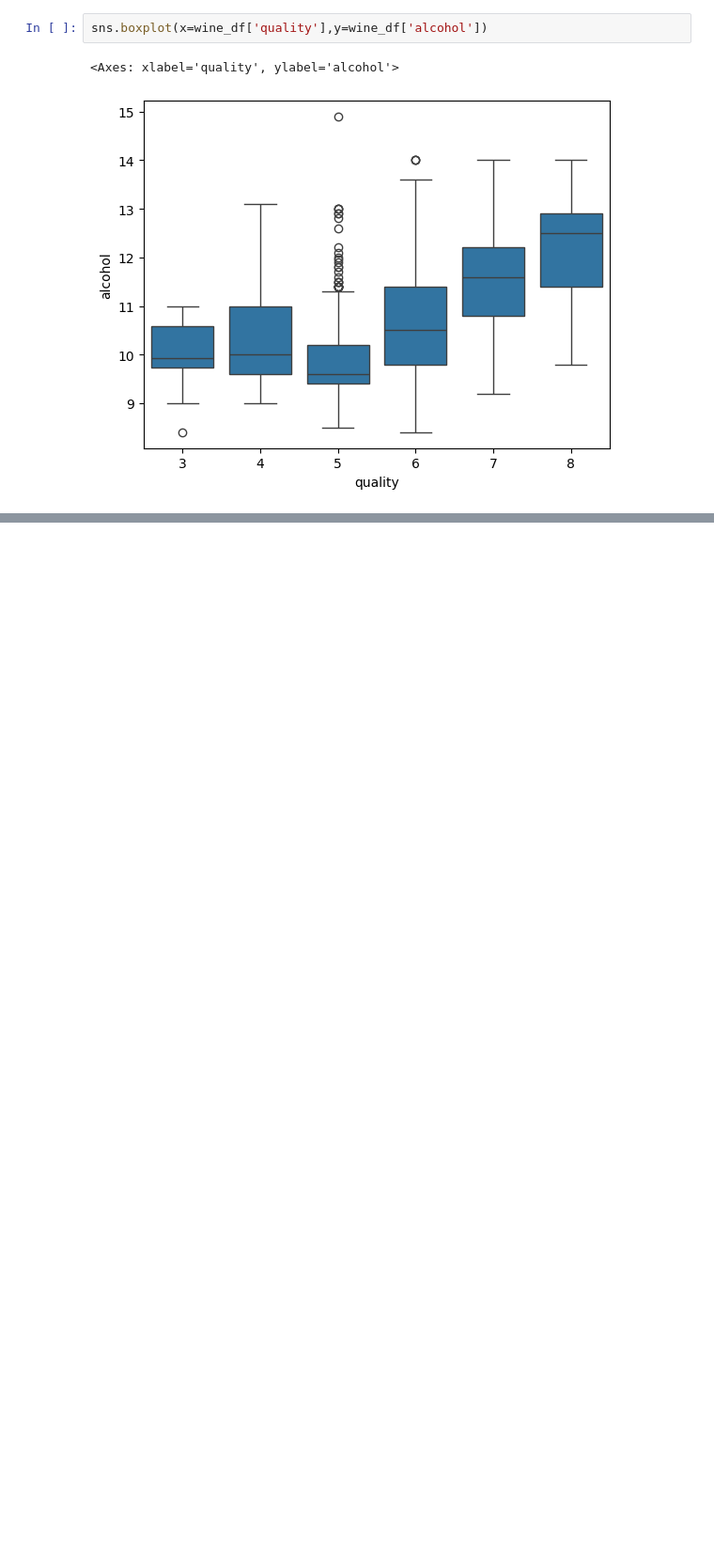
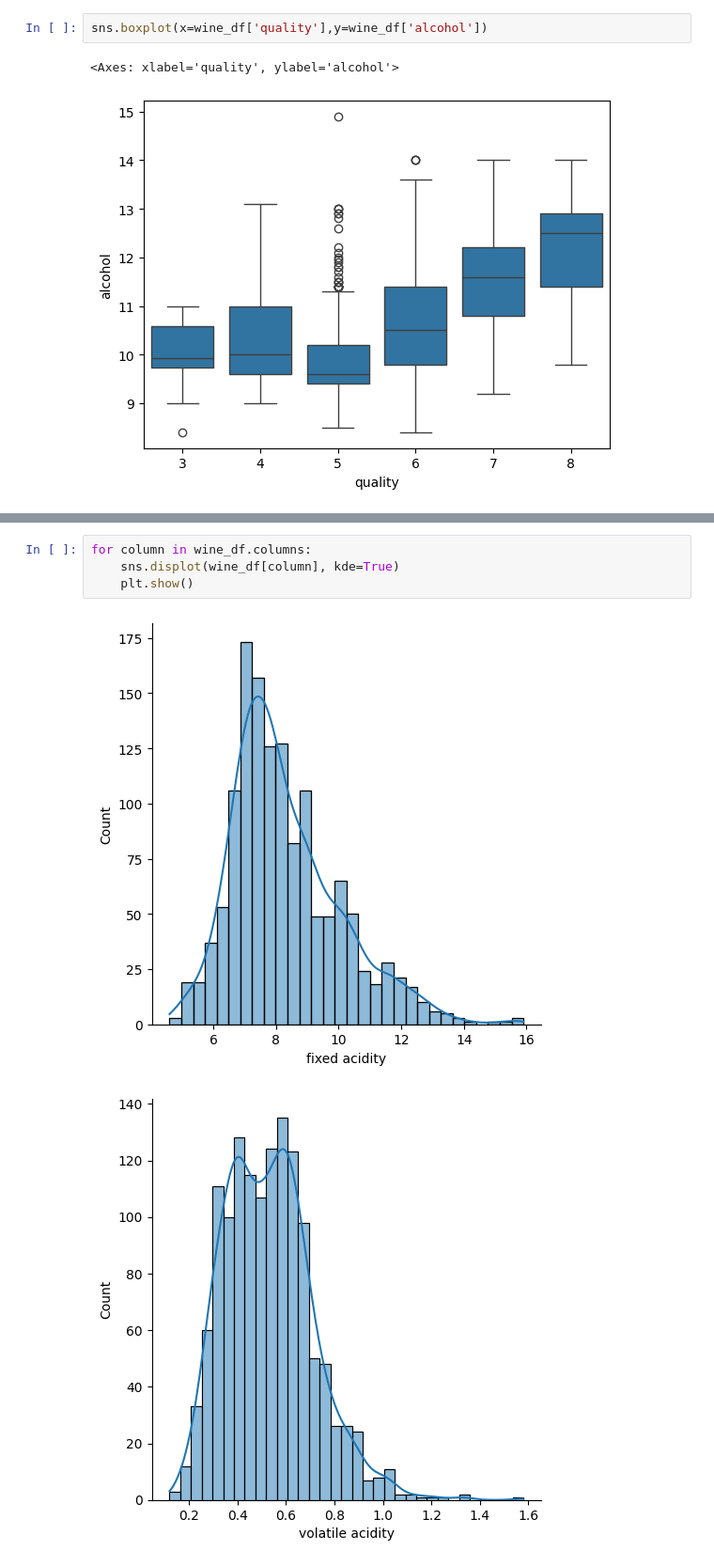
Before and after one commit to NarnindiMounica/Machine_Learning_Works, a Jupyter notebook: Exploratory_Data_Analysis/red_wine_eda/red_wine_dataset.ipynb, the cells around one changed output, grey strips where cells are left out. Shown at 94% size. Drawn from its saved outputs; the diff is of its cells as text; blank space fills up the shorter version.

```diff
--- a/Exploratory_Data_Analysis/red_wine_eda/red_wine_dataset.ipynb
+++ b/Exploratory_Data_Analysis/red_wine_eda/red_wine_dataset.ipynb
@@ -150,0 +157,7 @@ sns.boxplot(x=wine_df['quality'],y=wine_df['alcohol'])
+# %%
+for column in wine_df.columns:
+    sns.displot(wine_df[column], kde=True)
+    plt.show()
+# %% [output]
+[figure, added]
+[figure, added]
```
Also changed, not shown: parts of 2 cells of this notebook.
